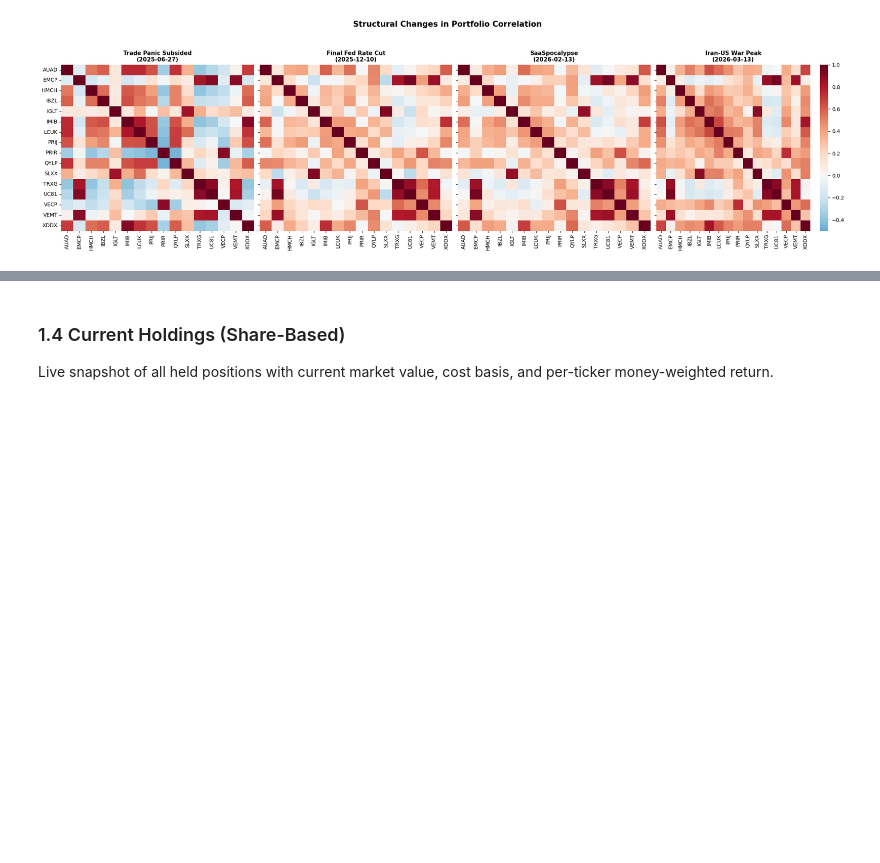
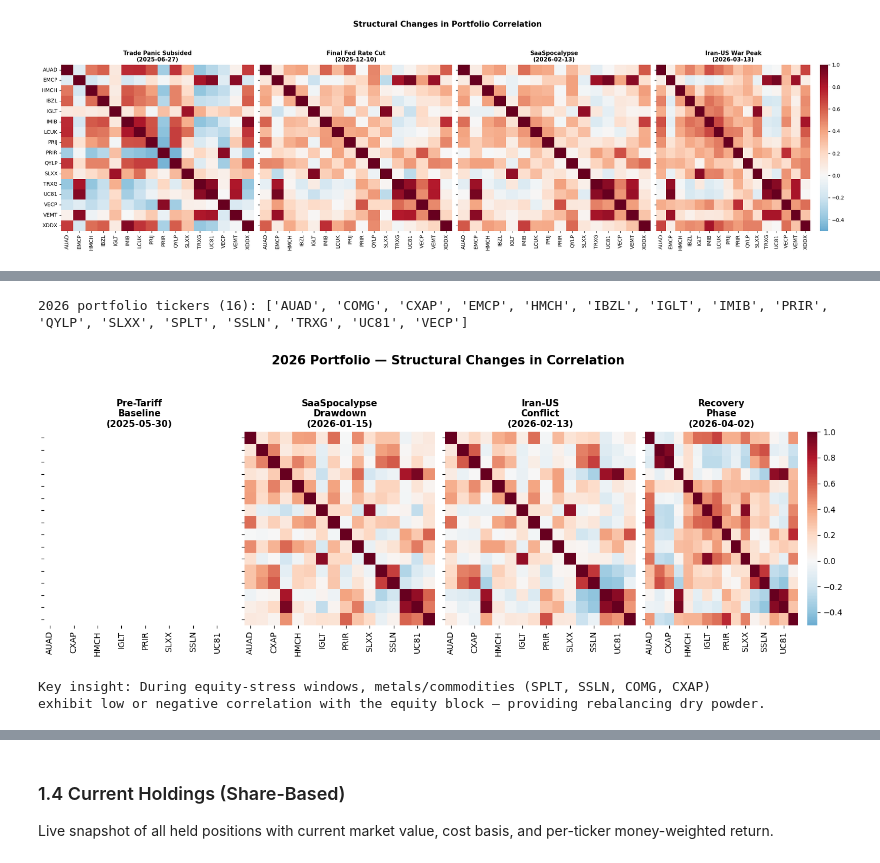
Before and after one commit to nairraks/etf-isa-portfolio, a Jupyter notebook: notebooks/04_performance_tracking.ipynb, the cells around one changed output, grey strips where cells are left out. Saved outputs shown, nothing was run; the diff lists cells and outputs as text; code cells hidden in the pictures; blank space fills up the shorter version.

Commit message:
final correlations with metals and commodities included

```diff
--- a/notebooks/04_performance_tracking.ipynb
+++ b/notebooks/04_performance_tracking.ipynb
@@ -617,0 +627,69 @@ plt.show()
+# %%
+# --- Section 1.3.4  2026 Portfolio Correlation Dynamics ---
+import importlib, seaborn as sns, matplotlib.pyplot as plt, matplotlib.dates as mdates
+import etf_utils.data_provider; importlib.reload(etf_utils.data_provider)
+from etf_utils.data_provider import DataProvider
+from etf_utils.database import load_portfolio
+from etf_utils.backtesting import Backtester
+import pandas as pd, numpy as np
+
+provider26 = DataProvider()
+portfolio_2026 = load_portfolio(year=2026)
+tickers_2026 = sorted(portfolio_2026['ticker'].unique().tolist())
+print(f'2026 portfolio tickers ({len(tickers_2026)}): {tickers_2026}')
+
+# Fetch price data for all 2026 tickers
+price_data_26 = {}
+for t in tickers_2026:
+    try:
+        price_data_26[t] = provider26.get_historical_prices(t)
+    except Exception as e:
+        print(f'  Warning: {t}: {e}')
+
+# Build combined close-price DataFrame & drop tickers with no data
+close_df = pd.DataFrame({t: df['close'] for t, df in price_data_26.items() if 'close' in df.columns})
+close_df = close_df.dropna(axis=1, how='all')
+
+# Use a 1-year lookback that matches the 2025 backtest period
+today26 = pd.Timestamp.now().normalize()
+start_26 = today26 - pd.DateOffset(years=1)
+# Trim to common date range
+close_df = close_df.loc[start_26:today26].dropna()
+
+# 90-day rolling correlation (pairwise average)
+daily_ret = close_df.pct_change().dropna()
+rolling_corr = daily_ret.rolling(window=90).corr()
+
+available_dates = rolling_corr.index.get_level_values(0).unique()
+
+# Snapshot events — reuse the same milestones from 1.3.3
+timeline = {
+    'Pre-Tariff\nBaseline': '2025-06-01',
+    'SaaSpocalypse\nDrawdown': '2026-01-15',
+    'Iran-US\nConflict': '2026-02-15',
+    'Recovery\nPhase': str(today26.date())
+}
+snapshot_events = list(timeline.keys())
+
+fig, axes = plt.subplots(1, len(snapshot_events), figsize=(14, 5), sharey=True)
+
+for i, event_name in enumerate(snapshot_events):
+    target_date = pd.to_datetime(timeline[event_name])
+    nearest_date = available_dates[available_dates <= target_date][-1]
+    corr_matrix = rolling_corr.loc[nearest_date]
+    sns.heatmap(corr_matrix, annot=False, cmap='RdBu_r', center=0,
+                vmin=-0.5, vmax=1, ax=axes[i], cbar=(i == len(snapshot_events)-1))
+    axes[i].set_title(f"{event_name}\n({nearest_date.strftime('%Y-%m-%d')})", fontsize=11, fontweight='bold')
+    if i > 0: axes[i].set_yticklabels([])
+
+plt.suptitle('2026 Portfolio \u2014 Structural Changes in Correlation', fontsize=15, fontweight='bold', y=1.05)
+plt.tight_layout()
+plt.show()
+
+print('\nKey insight: During equity-stress windows, metals/commodities (SPLT, SSLN, COMG, CXAP)')
+print('exhibit low or negative correlation with the equity block \u2014 providing rebalancing dry powder.')
+# %% [output]
+2026 portfolio tickers (16): ['AUAD', 'COMG', 'CXAP', 'EMCP', 'HMCH', 'IBZL', 'IGLT', 'IMIB', 'PRIR', 'QYLP', 'SLXX', 'SPLT', 'SSLN', 'TRXG', 'UC81', 'VECP']
+[figure, added]
+Key insight: During equity-stress windows, metals/commodities (SPLT, SSLN, COMG, CXAP)
+exhibit low or negative correlation with the equity block — providing rebalancing dry powder.
```
Also changed, not shown: parts of 6 cells of this notebook.
